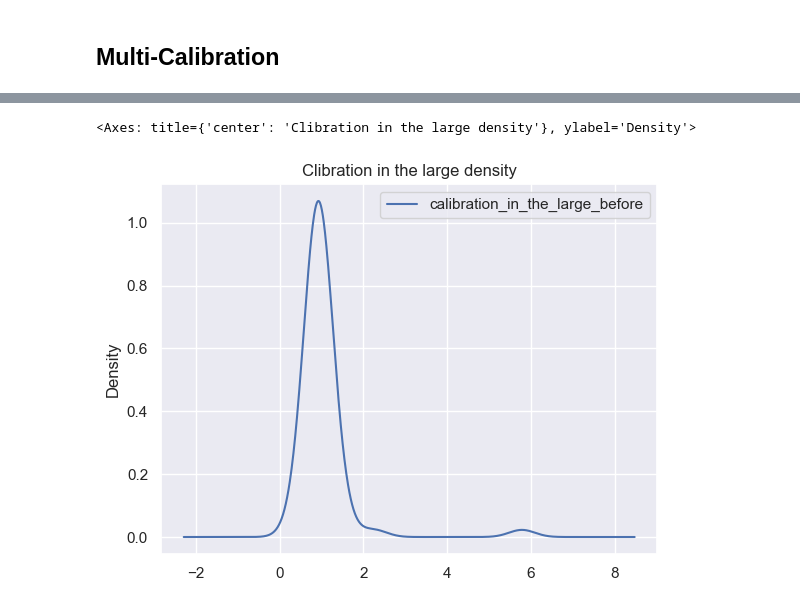
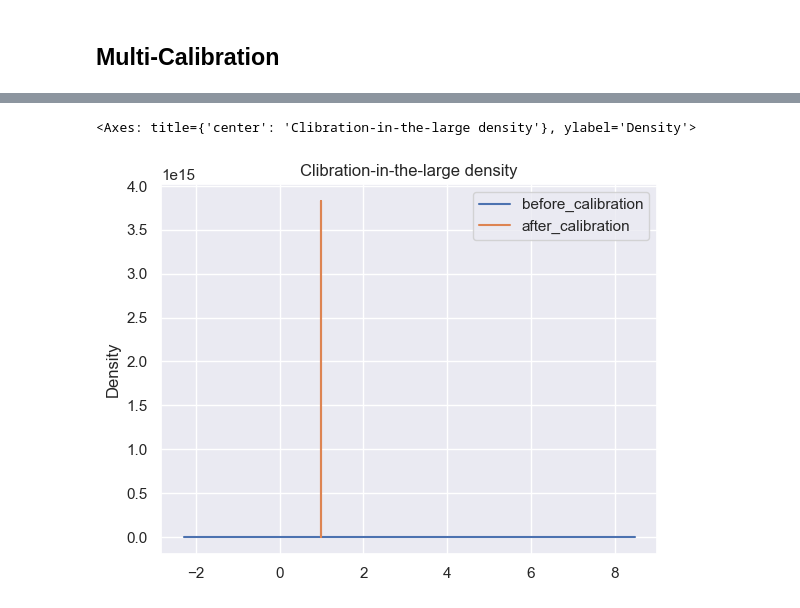
Before and after one commit to ShaniCohen/pred-ICU, a Jupyter notebook: fairness/fairness.ipynb, the cells around one changed output, grey strips where cells are left out. Saved outputs shown, nothing was run; the diff lists cells and outputs as text; code cells hidden in the pictures.

Commit message:
Progressing with multi-calibration, still does not look that good...

```diff
--- a/fairness/fairness.ipynb
+++ b/fairness/fairness.ipynb
@@ -156,8 +169,10 @@ protected_groups = ['age_groups', 'ethnicity', 'gender']
-# %%
-alpha = 0.0005
-done = False
-while not done:
-    done = True
-    max_violation = 0
-    for group_index, group in calibration_in_the_large.iterrows():
-        violation =
+# %%
+data_with_age_groups['calibrated_predictions'] = data_with_age_groups['predictions']
+subgroups_group_by = data_with_age_groups.groupby(['age_group', 'gender', 'ethnicity'])
+# subgroups_calibration_groups_by = subgroups_group_by.sample(frac=.2, random_state=2)
+subgroups_calibration_groups_by = data_with_age_groups
+subgroups_validation_groups_by = data_with_age_groups[~data_with_age_groups.index.isin(subgroups_calibration_groups_by.index.to_list())]
+subgroups_df = subgroups_group_by.count().reset_index()
+
+protected_groups_dict = { str(subgroup.values[:3]): {'nudge': 0} for index, subgroup in subgroups_df.iterrows()}
+protected_groups_dict
@@ -163,0 +197,15 @@ while not done:
+# %%
+alpha = 0.0005
+done = False
+while not done:
+    done = True
+    for group_index, subgroup in subgroups_df.iterrows():
+        subgroup_df = subgroups_calibration_groups_by.loc[(data_with_age_groups['age_group'] == subgroup['age_group']) & (data_with_age_groups['gender'] == subgroup['gender']) & (data_with_age_groups['ethnicity'] == subgroup['ethnicity']),]
+        sum_y = subgroup_df['labels'].sum()
+        sum_p = (subgroup_df['predictions'] + protected_groups_dict[str(subgroup.values[:3])]['nudge']).sum()
+        violation = (sum_y - sum_p) / subgroup_df.shape[0]
+        print(f'subgroup: {subgroup.values}, violation: {violation}, count: {subgroup_df.shape[0]}')
+        if np.abs(violation) > alpha:
+            protected_groups_dict[str(subgroup.values[:3])]['nudge'] += violation * 0.05
+            # data_with_age_groups.loc[(data_with_age_groups['age_group'] == subgroup['age_group']) & (data_with_age_groups['gender'] == subgroup['gender']) & (data_with_age_groups['ethnicity'] == subgroup['ethnicity']), 'calibrated_predictions'] += violation
+            done = False
@@ -163,0 +230,7 @@ while not done:
+# %%
+# subgroups_after_calibration_df = subgroups_validation_groups_by.groupby(['age_group', 'gender', 'ethnicity'])
+subgroups_after_calibration_df = subgroups_calibration_groups_by.groupby(['age_group', 'gender', 'ethnicity'])
+calibration_in_the_large = pd.DataFrame()
+calibration_in_the_large['before_calibration'] = np.log(subgroups_after_calibration_df.apply(lambda df: calculate_calibration_in_the_large(df, 'predictions', None)))
+calibration_in_the_large['after_calibration'] = np.log(subgroups_after_calibration_df.apply(lambda df: calculate_calibration_in_the_large(df, 'calibrated_predictions', protected_groups_dict)))
+calibration_in_the_large.dropna(inplace=True)
@@ -164,5 +272,5 @@ while not done:
 # %%
-calibration_in_the_large.plot(kind='density', title='Clibration in the large density',)
+calibration_in_the_large.plot(kind='density', title='Clibration-in-the-large density')
 # %% [output]
-<Axes: title={'center': 'Clibration in the large density'}, ylabel='Density'>
+<Axes: title={'center': 'Clibration-in-the-large density'}, ylabel='Density'>
-[figure, old version]
+[figure, new version]
```
Also changed, not shown: parts of 13 cells of this notebook.
